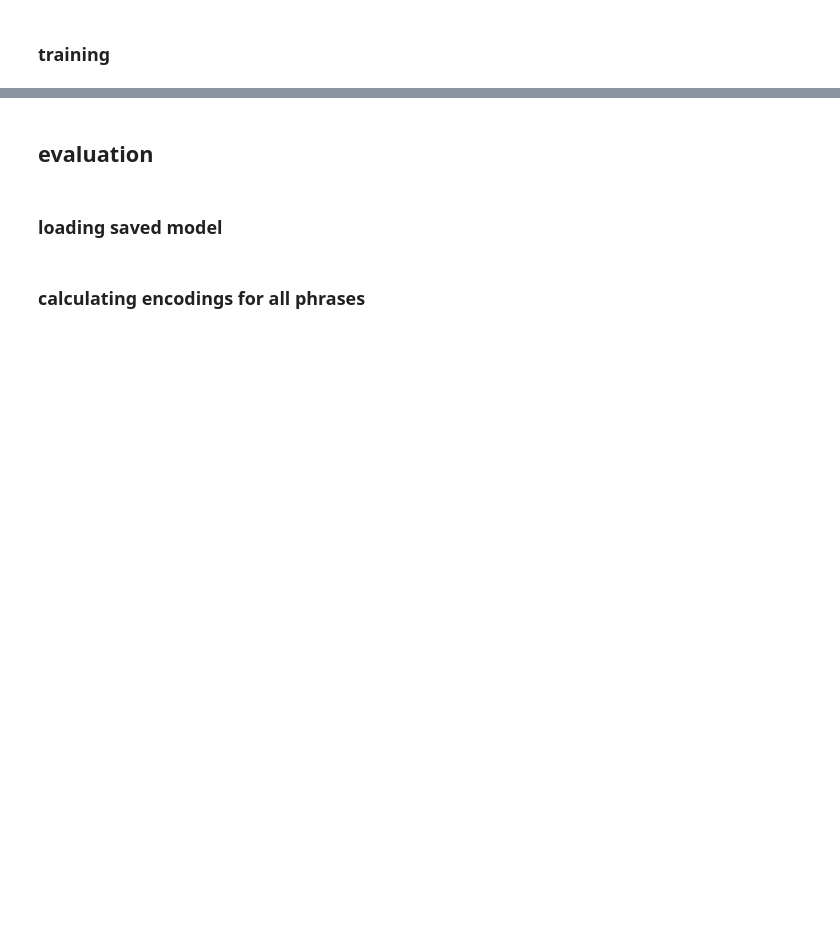
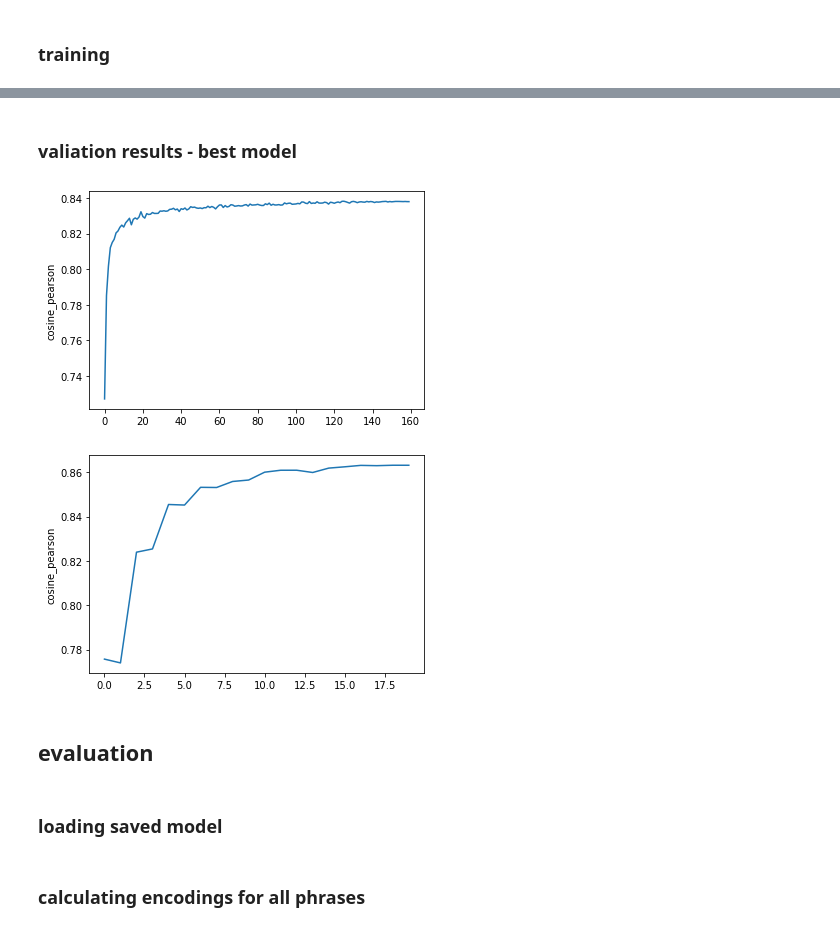
Before and after one commit to navidmdn/identity_embedding, a Jupyter notebook: pi2v.ipynb, the cells around one changed output, grey strips where cells are left out. Saved outputs shown, nothing was run; the diff lists cells and outputs as text; code cells hidden in the pictures; blank space fills up the shorter version.

```diff
--- a/pi2v.ipynb
+++ b/pi2v.ipynb
@@ -560,3 +597,20 @@ model.fit(train_objectives=[(train_dataloader, train_loss)],
+# %% [markdown]
+### valiation results - best model
+# %%
+import seaborn as sns
+import pandas as pd
+import matplotlib.pyplot as plt
+
+twitter_valid = pd.read_csv('models/miniLM-L6-twitter-out256/eval/similarity_evaluation_results.csv')
+wiki_valid = pd.read_csv('models/miniLM-L6-wiki-out256/eval/similarity_evaluation_results.csv')
+
+sns.lineplot(x=range(len(twitter_valid)), y=twitter_valid['cosine_pearson'])
+plt.show()
+sns.lineplot(x=range(len(wiki_valid)), y=wiki_valid['cosine_pearson'])
+plt.show()
+# %% [output]
+[figure, added]
+[figure, added]
 # %% [markdown]
 ## evaluation
 # %% [markdown]
```
Also changed, not shown: parts of 24 cells of this notebook, 1 other file.
